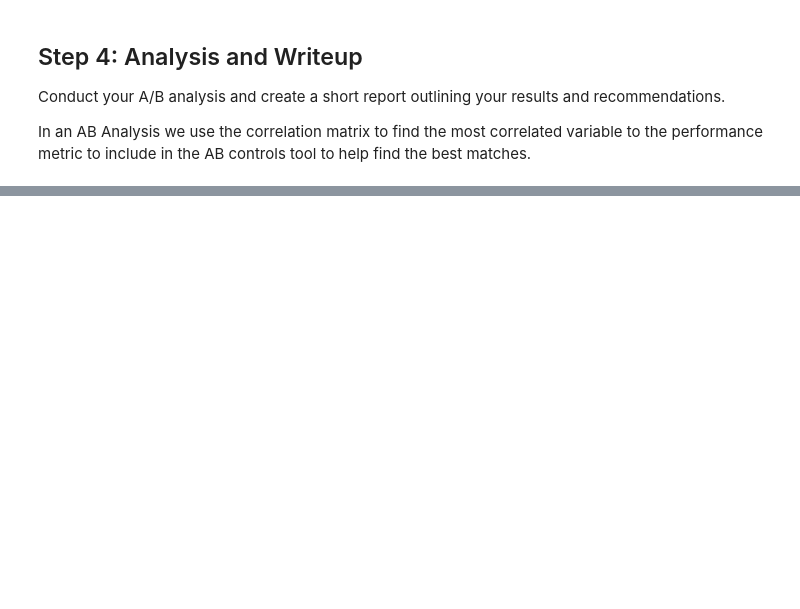
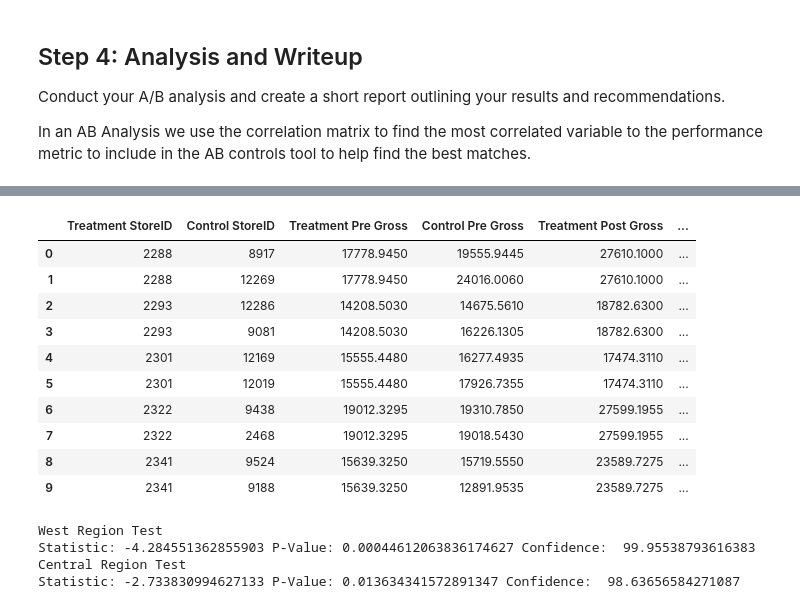
Before and after one commit to cevor/udacity_predictive_analytics, a Jupyter notebook: project5-1/project5-1.ipynb, the cells around one changed output, grey strips where cells are left out. Saved outputs shown, nothing was run; the diff lists cells and outputs as text; code cells hidden in the pictures; blank space fills up the shorter version.

```diff
--- a/project5-1/project5-1.ipynb
+++ b/project5-1/project5-1.ipynb
@@ -195,4 +296,12 @@ def pre_post_data_report(matched_stores, post_stores_data):
     # control
     _res = _res.join(_psd, on='Control StoreID').rename(columns={'Gross Margin': 'Control Post Gross'})
 
+    # treatment changes
+    _chg_treat = _res[['Treatment Pre Gross', 'Treatment Post Gross']].pct_change(axis=1).dropna(axis=1)
+    _res['Treatment Change'] = _chg_treat * 100 # make it percentage
+
+    # control changes
+    _chg_control = _res[['Control Pre Gross', 'Control Post Gross']].pct_change(axis=1).dropna(axis=1)
+    _res['Control Change'] = _chg_control * 100 # make it percentage
+
     return _res
@@ -204,3 +308,35 @@ pre_post_data_report(stores_matched_central, post_data_per_store)
+# %%
+# Region Reports
+central_report = pre_post_data_report(stores_matched_central, post_data_per_store)
+west_report = pre_post_data_report(stores_matched_west, post_data_per_store)
+
+west_report
+# %% [output]
+|  | Treatment StoreID | Control StoreID | Treatment Pre Gross | Control Pre Gross | Treatment Post Gross | ... |
+| 0 | 2288 | 8917 | 17778.9450 | 19555.9445 | 27610.1000 | ... |
+| 1 | 2288 | 12269 | 17778.9450 | 24016.0060 | 27610.1000 | ... |
+| 2 | 2293 | 12286 | 14208.5030 | 14675.5610 | 18782.6300 | ... |
+| 3 | 2293 | 9081 | 14208.5030 | 16226.1305 | 18782.6300 | ... |
+| 4 | 2301 | 12169 | 15555.4480 | 16277.4935 | 17474.3110 | ... |
+| 5 | 2301 | 12019 | 15555.4480 | 17926.7355 | 17474.3110 | ... |
+| 6 | 2322 | 9438 | 19012.3295 | 19310.7850 | 27599.1955 | ... |
+| 7 | 2322 | 2468 | 19012.3295 | 19018.5430 | 27599.1955 | ... |
+| 8 | 2341 | 9524 | 15639.3250 | 15719.5550 | 23589.7275 | ... |
+| 9 | 2341 | 9188 | 15639.3250 | 12891.9535 | 23589.7275 | ... |
+# %%
+# Test if the Pre and Post Gross is not random
+# West Region Test
+s_w, p_w = ttest_ind(west_report['Treatment Pre Gross'], west_report['Treatment Post Gross'])
+print('West Region Test', '\nStatistic:', s_w, 'P-Value:', p_w, 'Confidence: ', (1-p_w)*100)
+
+# Central Region Test
+s_c, p_c = ttest_ind(central_report['Treatment Pre Gross'], central_report['Treatment Post Gross'])
+print('Central Region Test', '\nStatistic:', s_c, 'P-Value:', p_c, 'Confidence: ', (1-p_c)*100)
+# %% [output]
+West Region Test
+Statistic: -4.284551362855903 P-Value: 0.00044612063836174627 Confidence:  99.95538793616383
+Central Region Test
+Statistic: -2.733830994627133 P-Value: 0.013634341572891347 Confidence:  98.63656584271087
 # %%
 # TODO
 # compare the changes from pre and post between treatment and control
```
Also changed, not shown: parts of 16 cells of this notebook.
